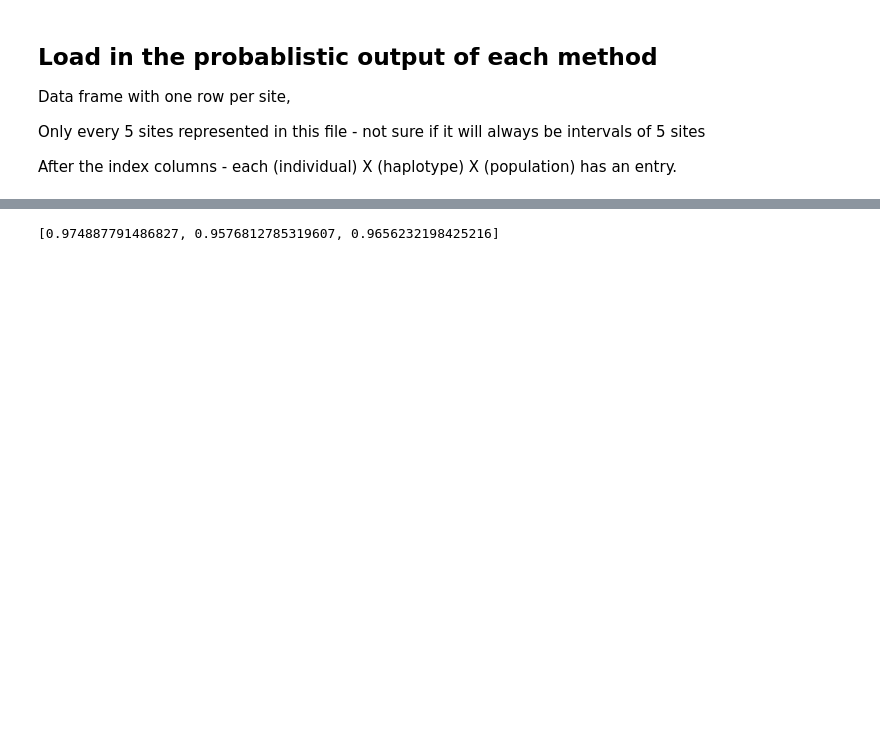
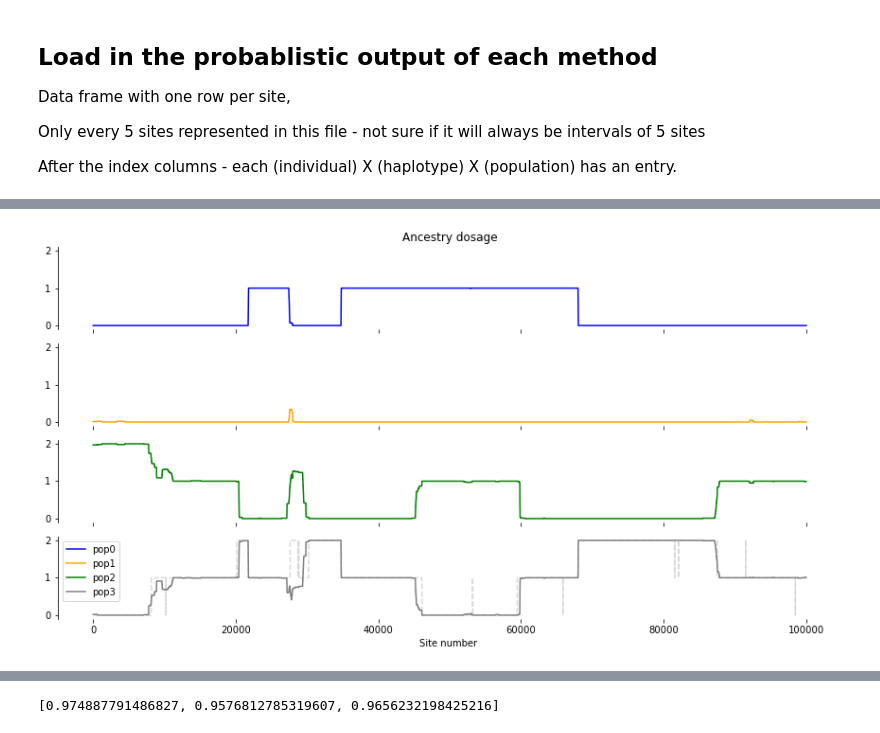
Before and after one commit to rwaples/lai-sim, a Jupyter notebook: workflow/notebooks/ancestry dosage.ipynb, the cells around one changed output, grey strips where cells are left out. Drawn from its saved outputs; the diff is of its cells as text; code cells hidden in the pictures; blank space fills up the shorter version.

```diff
--- a/workflow/notebooks/ancestry dosage.ipynb
+++ b/workflow/notebooks/ancestry dosage.ipynb
@@ -189,0 +200,4 @@ bmix_anc_r2, bmix_ind_r2 = r2_ancestry_dosage(
+# %%
+plot_ancestry_dosage(bmix_anc_dosage, start_index=4, n_anc=4, reference_dosage=true_anc_dosage)
+# %% [output]
+[figure, added]
```
Also changed, not shown: parts of 29 cells of this notebook, 1 other file.
